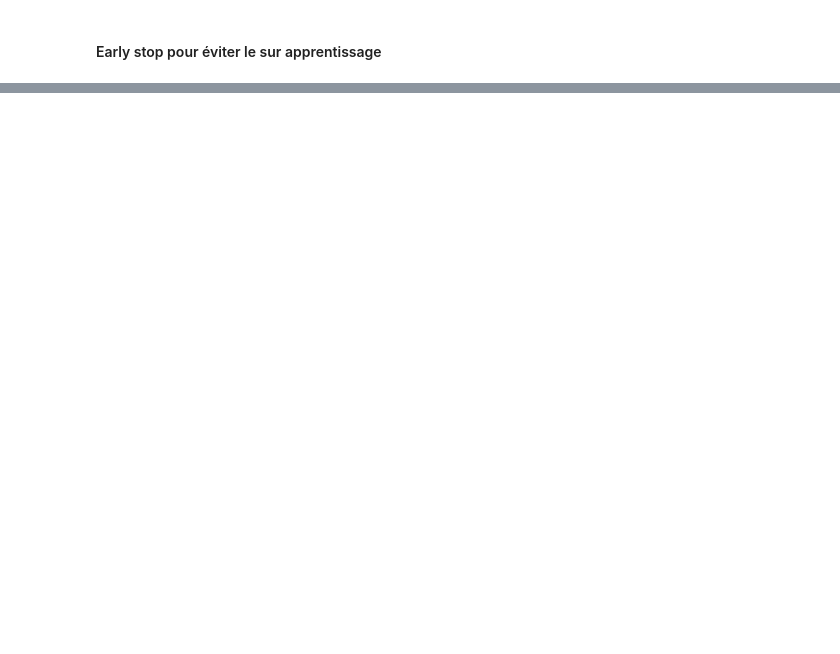
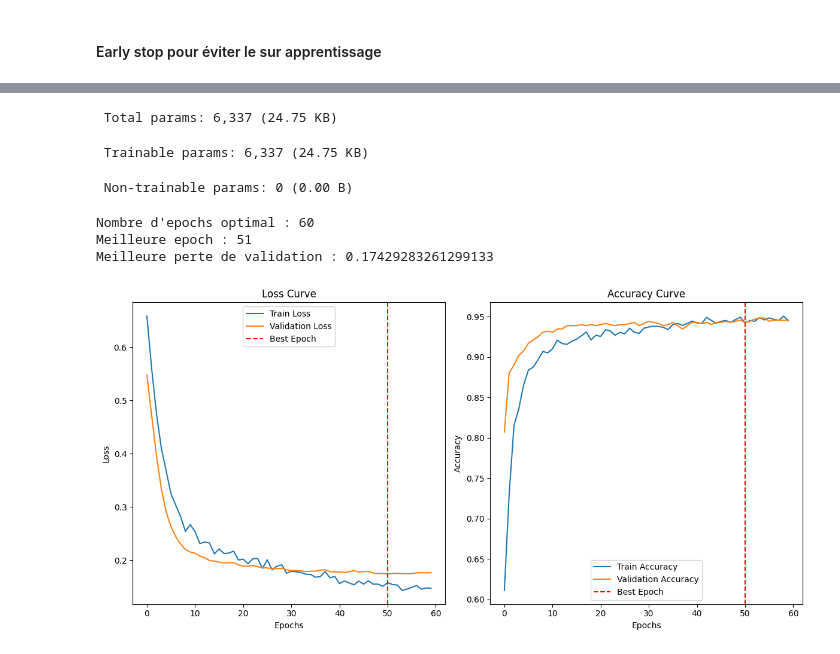
Before and after one commit to malcouffe/IA-ENSAE-ENSAI, a Jupyter notebook: Module_2/Spam_DNN_v0.ipynb, the cells around one changed output, grey strips where cells are left out. Drawn from its saved outputs; the diff is of its cells as text; code cells hidden in the pictures; blank space fills up the shorter version.

Commit message:
Early stopping avec un model custon sur le dataset spam

```diff
--- a/Module_2/Spam_DNN_v0.ipynb
+++ b/Module_2/Spam_DNN_v0.ipynb
@@ -220,0 +223,73 @@ Meilleure perte de validation : 0.18462932109832764
+# %%
+dim_inputs  = x_test_norm.shape[1]
+dim_outputs = 1
+
+model = models.Sequential(name='DNN_with_Dropout')
+
+model.add(layers.Input((dim_inputs,), name='Inputs'))
+
+# Couche 1
+model.add(layers.Dense(64, activation='relu', name='Hidden_layer_1'))
+model.add(layers.Dropout(0.5, name='Dropout_1'))  # Désactive 50% des neurones
+
+# Couche 2
+model.add(layers.Dense(32, activation='relu', name='Hidden_layer_2'))
+
+# Couche 3
+model.add(layers.Dense(16, activation='relu', name='Hidden_layer_3'))
+
+# Couche de sortie
+model.add(layers.Dense(dim_outputs, activation='sigmoid', name='Output_layer'))
+
+model.summary()
+
+# Compilation du modèle
+model.compile(optimizer='adam',
+              loss='binary_crossentropy',
+              metrics=['accuracy'])
+
+early_stopping = EarlyStopping(monitor='val_loss', patience=10, min_delta=0.001, restore_best_weights=True)
+
+history = model.fit(x_train_norm, y_train,
+                    validation_data=(x_valid_norm, y_valid),
+                    epochs=300,
+                    batch_size=300,
+                    callbacks=[early_stopping],
+                    verbose=0)
+
+# Nombre d'epochs optimal
+optimal_epochs = len(history.history['loss'])
+print(f"Nombre d'epochs optimal : {optimal_epochs}")
+
+# Meilleure epoch
+best_epoch = np.argmin(history.history['val_loss']) + 1  # Ajout de +1 car les epochs commencent à 1
+print(f"Meilleure epoch : {best_epoch}")
+print(f"Meilleure perte de validation : {min(history.history['val_loss'])}")
+
+# Graphique combiné pour la perte et l'exactitude
+plt.figure(figsize=(12, 6))
+
+# Sous-graphique pour les courbes de perte
+plt.subplot(1, 2, 1)
+plt.plot(history.history['loss'], label='Train Loss')
+plt.plot(history.history['val_loss'], label='Validation Loss')
+plt.axvline(best_epoch - 1, color='r', linestyle='--', label='Best Epoch')  # Ligne pour la meilleure epoch
+plt.legend()
+plt.xlabel('Epochs')
+plt.ylabel('Loss')
+plt.title('Loss Curve')
+
+# Sous-graphique pour les courbes d'exactitude
+plt.subplot(1, 2, 2)
+plt.plot(history.history['accuracy'], label='Train Accuracy')
+plt.plot(history.history['val_accuracy'], label='Validation Accuracy')
+plt.axvline(best_epoch - 1, color='r', linestyle='--', label='Best Epoch')  # Ligne pour la meilleure epoch
+plt.legend()
+plt.xlabel('Epochs')
+plt.ylabel('Accuracy')
+plt.title('Accuracy Curve')
+
+# Affichage
+plt.tight_layout()
+plt.show()
+# %% [output]
@@ -220,0 +310,7 @@ Meilleure perte de validation : 0.18462932109832764
+ Total params: 6,337 (24.75 KB)
+ Trainable params: 6,337 (24.75 KB)
+ Non-trainable params: 0 (0.00 B)
+Nombre d'epochs optimal : 60
+Meilleure epoch : 51
+Meilleure perte de validation : 0.17429283261299133
+[figure, added]
```
Also changed, not shown: parts of 8 cells of this notebook.
